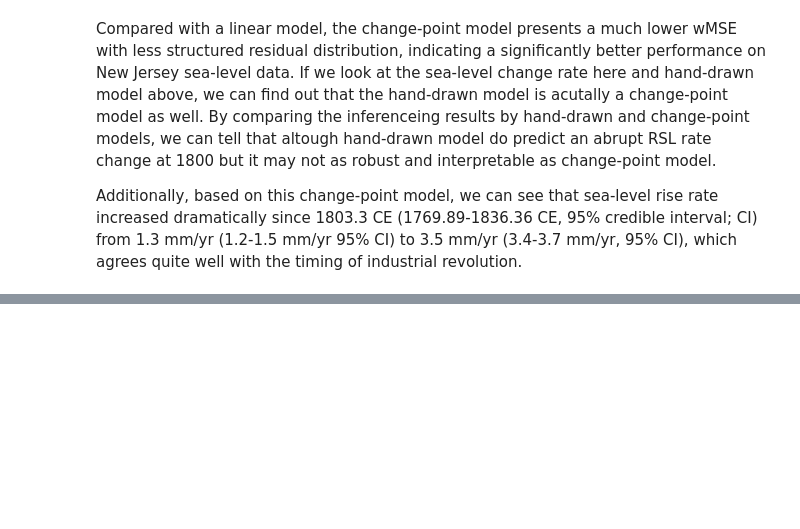
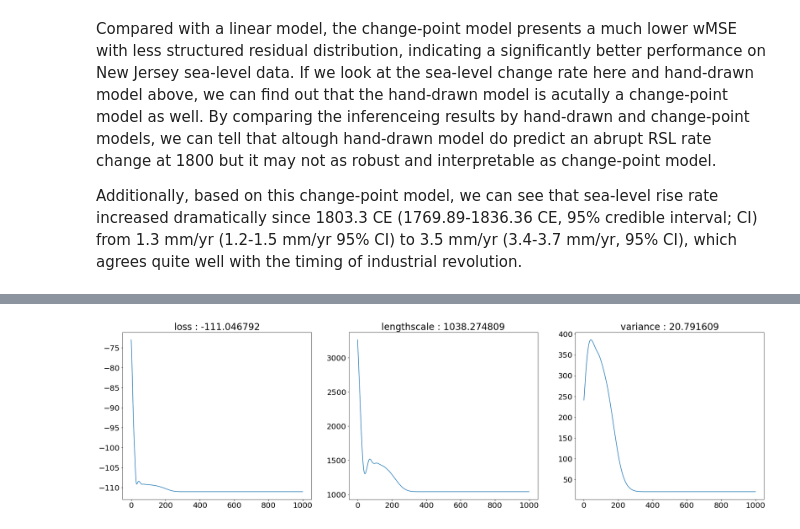
Before and after one commit to radical-collaboration/PaleoSTeHM, a Jupyter notebook: Tutorials/1. Introduction/2. Process level modelling.ipynb, the cells around one changed output, grey strips where cells are left out. Cells and saved outputs as stored; diff of their text form; code cells hidden in the pictures; blank space fills up the shorter version.

```diff
--- a/Tutorials/1. Introduction/2. Process level modelling.ipynb
+++ b/Tutorials/1. Introduction/2. Process level modelling.ipynb
@@ -383,0 +408,22 @@ where $\sigma_{RBF}$ is an amplitude hyperparameter and $l$ is a length scale hy
+# %%
+import pyro
+import pyro.contrib.gp as gp
+import pyro.distributions as dist
+
+pyro.clear_param_store()
+
+#generate a RBF kernel
+RBF_kernel = gp.kernels.RBF(input_dim=1,variance=torch.tensor(1.),lengthscale=torch.tensor(500.))
+#set prior distribution for kernels
+RBF_kernel.set_prior("variance", dist.Uniform(torch.tensor(1.), torch.tensor(500.)))
+RBF_kernel.set_prior("lengthscale", dist.Uniform(torch.tensor(1.), torch.tensor(5000.)))
+
+#generate a GP gression model conditioned on RSL data
+gpr = PSTHM.GPRegression_V(X, y, RBF_kernel,noise=torch.tensor(y_sigma**2),jitter=1e-5)
+
+#Empirical bayes optimization, default iteration is 1000
+gpr,track_list = PSTHM.SVI_NI_optm(gpr,x_sigma,num_iteration=1000)
+
+axes = PSTHM.plot_track_list(track_list)
+# %% [output]
+[figure, added]
```
Also changed, not shown: parts of 8 cells of this notebook, 1 other file.
